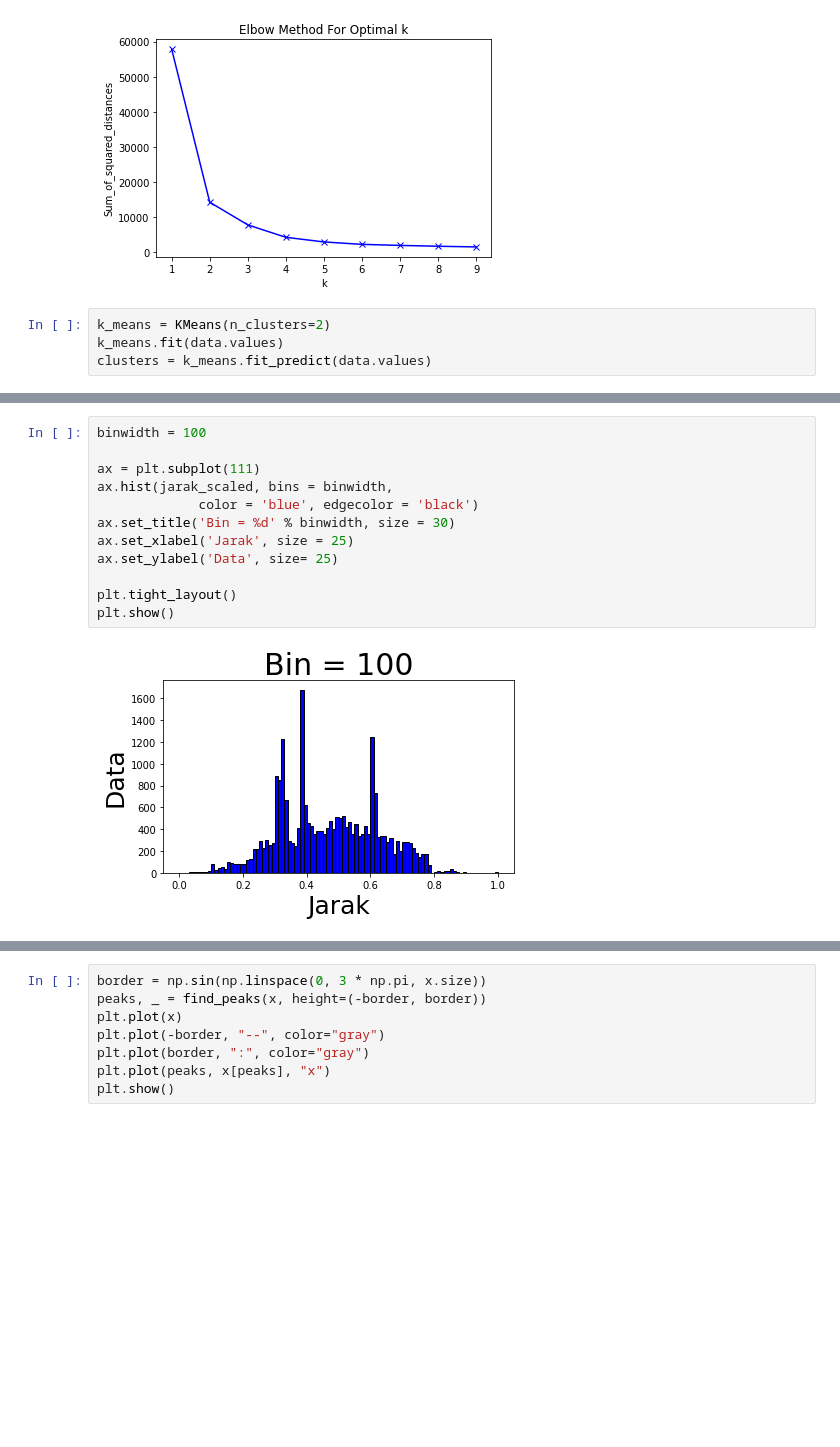
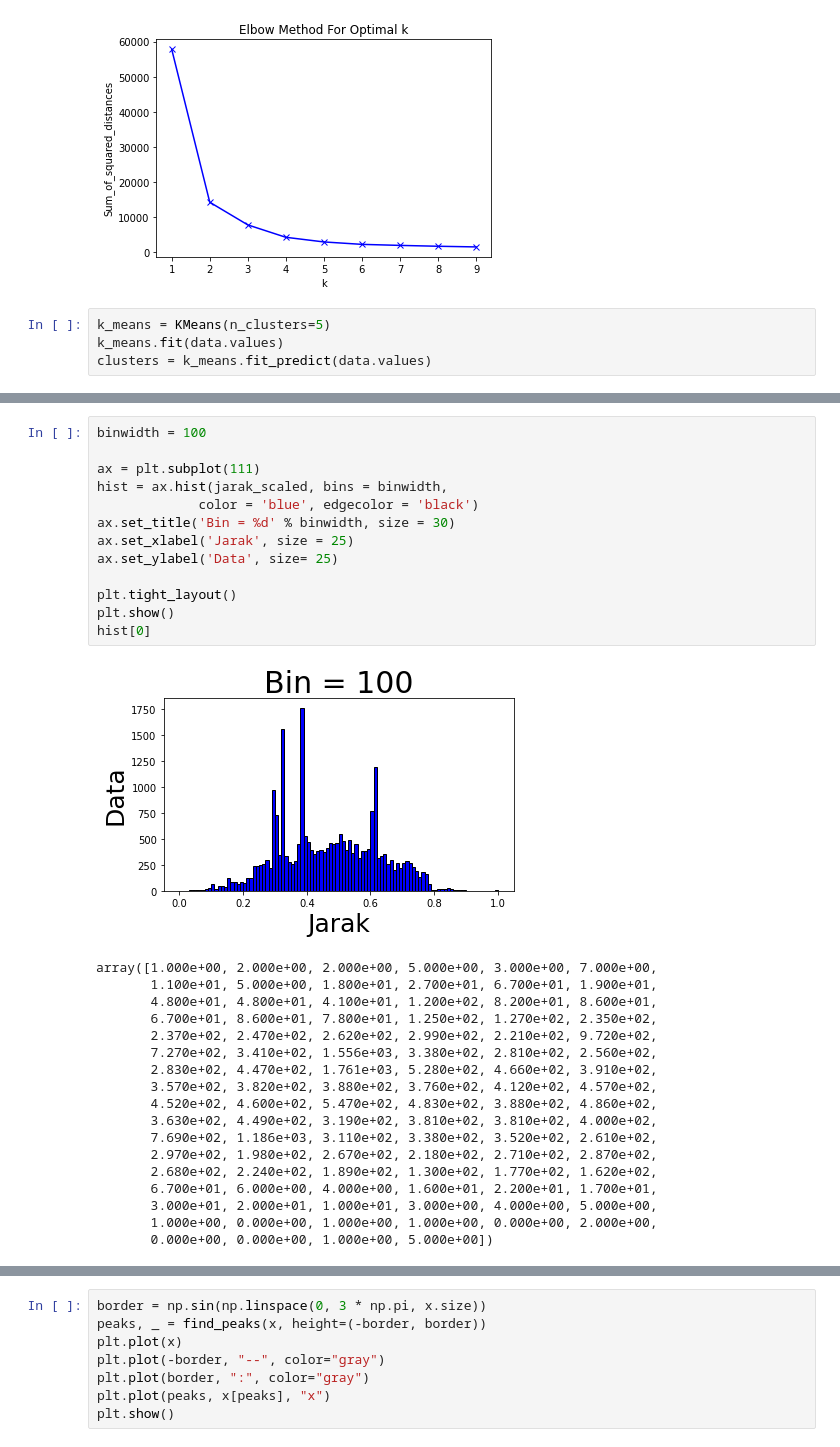
Before and after one commit to panoet/tugas-besar-2-machine-learning-umb, a Jupyter notebook: main.ipynb, the cells around one changed output, grey strips where cells are left out. Cells and saved outputs as stored; diff of their text form; blank space fills up the shorter version.

```diff
--- a/main.ipynb
+++ b/main.ipynb
@@ -65,7 +65,7 @@ plt.show()
 # %% [output]
 [figure]
 # %%
-k_means = KMeans(n_clusters=2)
+k_means = KMeans(n_clusters=5)
 k_means.fit(data.values)
 clusters = k_means.fit_predict(data.values)
 # %%
@@ -118,17 +118,35 @@ print(jarak_scaled.max())
 # %%
 binwidth = 100
 
 ax = plt.subplot(111)
-ax.hist(jarak_scaled, bins = binwidth,
+hist = ax.hist(jarak_scaled, bins = binwidth,
              color = 'blue', edgecolor = 'black')
 ax.set_title('Bin = %d' % binwidth, size = 30)
 ax.set_xlabel('Jarak', size = 25)
 ax.set_ylabel('Data', size= 25)
 
 plt.tight_layout()
 plt.show()
+hist[0]
 # %% [output]
-[figure, old version]
+[figure, new version]
+array([1.000e+00, 2.000e+00, 2.000e+00, 5.000e+00, 3.000e+00, 7.000e+00,
+       1.100e+01, 5.000e+00, 1.800e+01, 2.700e+01, 6.700e+01, 1.900e+01,
+       4.800e+01, 4.800e+01, 4.100e+01, 1.200e+02, 8.200e+01, 8.600e+01,
+       6.700e+01, 8.600e+01, 7.800e+01, 1.250e+02, 1.270e+02, 2.350e+02,
+       2.370e+02, 2.470e+02, 2.620e+02, 2.990e+02, 2.210e+02, 9.720e+02,
+       7.270e+02, 3.410e+02, 1.556e+03, 3.380e+02, 2.810e+02, 2.560e+02,
+       2.830e+02, 4.470e+02, 1.761e+03, 5.280e+02, 4.660e+02, 3.910e+02,
+       3.570e+02, 3.820e+02, 3.880e+02, 3.760e+02, 4.120e+02, 4.570e+02,
+       4.520e+02, 4.600e+02, 5.470e+02, 4.830e+02, 3.880e+02, 4.860e+02,
+       3.630e+02, 4.490e+02, 3.190e+02, 3.810e+02, 3.810e+02, 4.000e+02,
+       7.690e+02, 1.186e+03, 3.110e+02, 3.380e+02, 3.520e+02, 2.610e+02,
+       2.970e+02, 1.980e+02, 2.670e+02, 2.180e+02, 2.710e+02, 2.870e+02,
+       2.680e+02, 2.240e+02, 1.890e+02, 1.300e+02, 1.770e+02, 1.620e+02,
+       6.700e+01, 6.000e+00, 4.000e+00, 1.600e+01, 2.200e+01, 1.700e+01,
+       3.000e+01, 2.000e+01, 1.000e+01, 3.000e+00, 4.000e+00, 5.000e+00,
+       1.000e+00, 0.000e+00, 1.000e+00, 1.000e+00, 0.000e+00, 2.000e+00,
+       0.000e+00, 0.000e+00, 1.000e+00, 5.000e+00])
 # %%
 jarak_scaled
 # %% [output]
```
Also changed, not shown: parts of 5 cells of this notebook.
